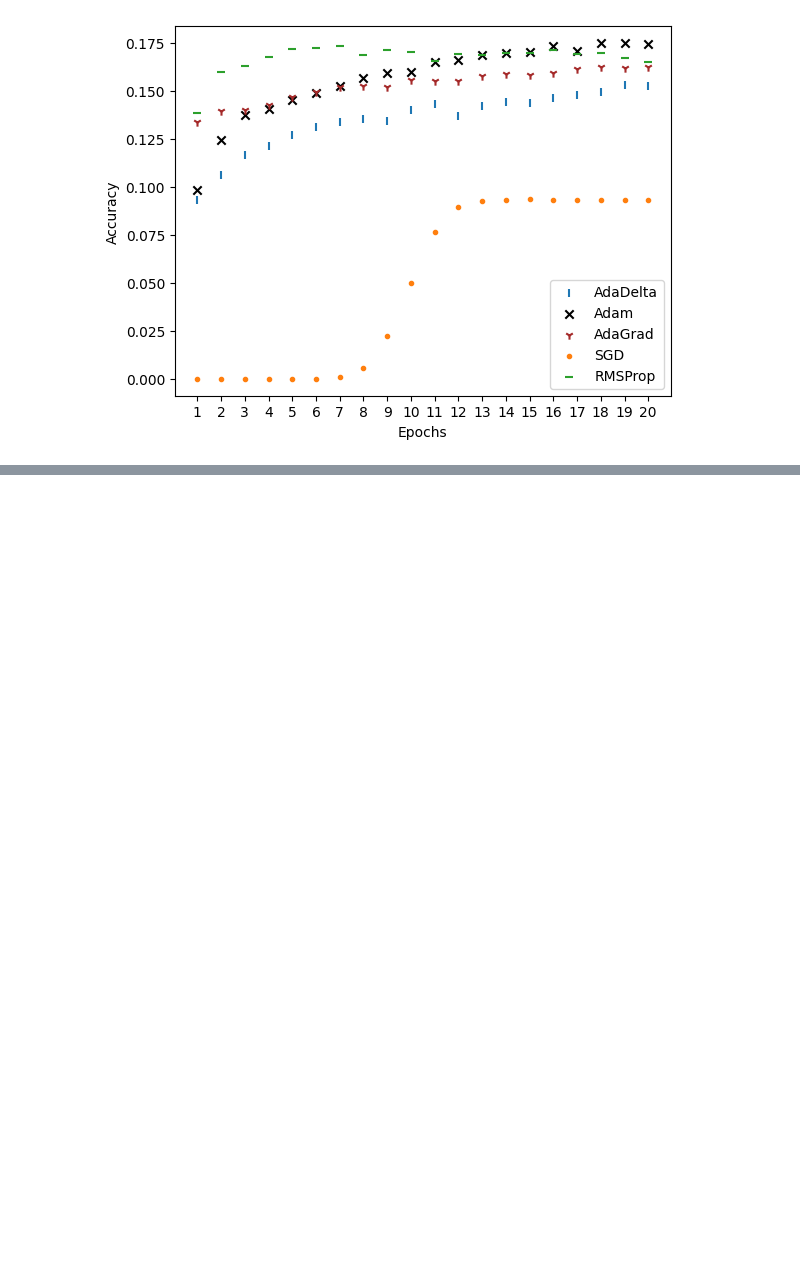
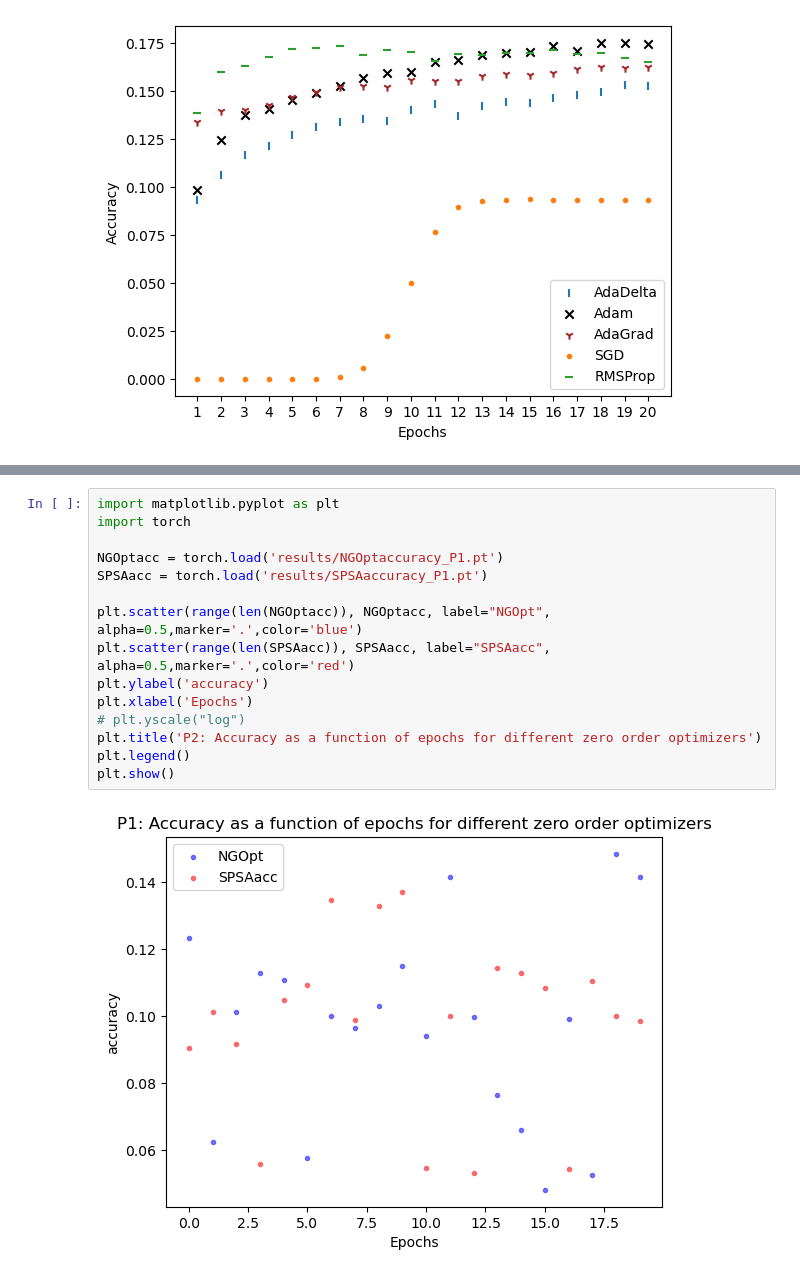
Before and after one commit to mina-tang/Opti_ML_Project, a Jupyter notebook: generate_graph.ipynb, the cells around one changed output, grey strips where cells are left out. Cells and saved outputs as stored; diff of their text form; blank space fills up the shorter version.

```diff
--- a/generate_graph.ipynb
+++ b/generate_graph.ipynb
@@ -172,0 +190,17 @@ plt.show()
+# %%
+import matplotlib.pyplot as plt
+import torch
+
+NGOptacc = torch.load('results/NGOptaccuracy_P1.pt')
+SPSAacc = torch.load('results/SPSAaccuracy_P1.pt')
+
+plt.scatter(range(len(NGOptacc)), NGOptacc, label="NGOpt", alpha=0.5,marker='.',color='blue')
+plt.scatter(range(len(SPSAacc)), SPSAacc, label="SPSAacc", alpha=0.5,marker='.',color='red')
+plt.ylabel('accuracy')
+plt.xlabel('Epochs')
+# plt.yscale("log")
+plt.title('P2: Accuracy as a function of epochs for different zero order optimizers')
+plt.legend()
+plt.show()
+# %% [output]
+[figure, added]
```
Also changed, not shown: parts of 3 cells of this notebook.
